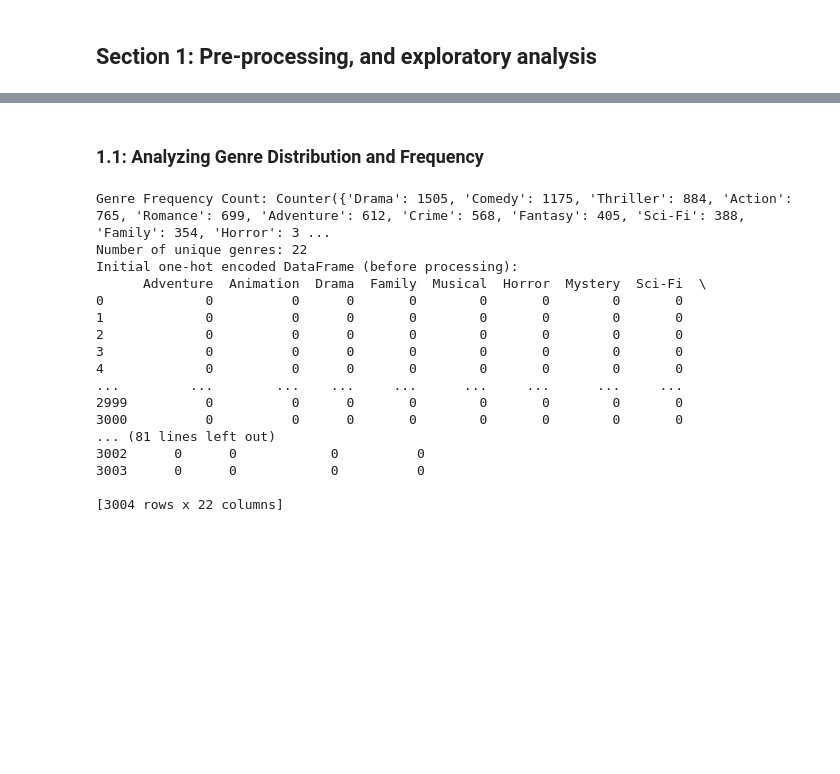
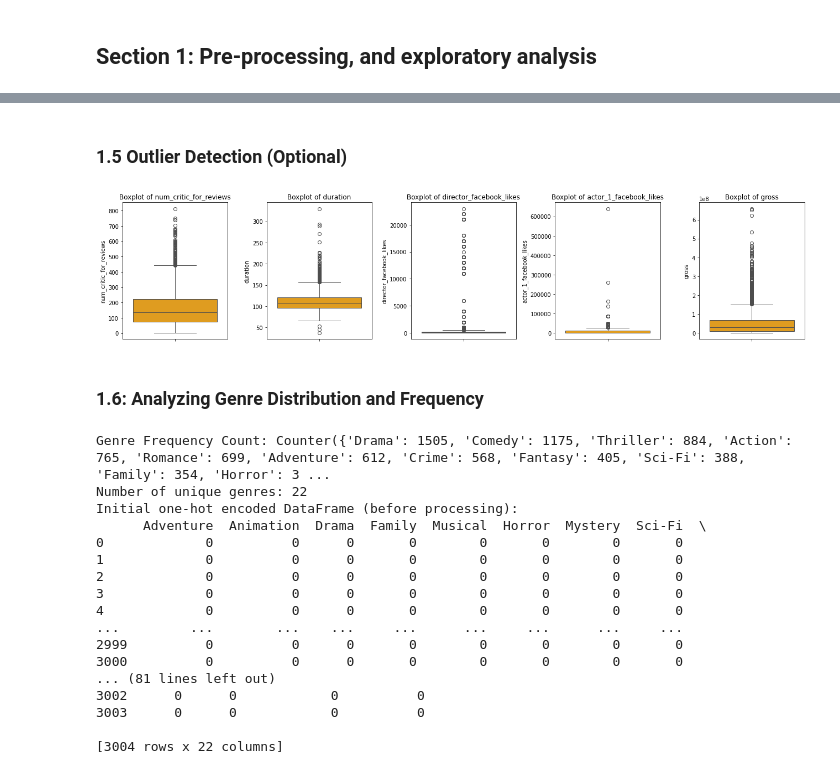
Before and after one commit to HammaTime123/Investigation-into-Developing-a-Classifier-for-Movie-Rating-for-IMDB-Data-Se, a Jupyter notebook: proj2.ipynb, the cells around one changed output, grey strips where cells are left out. Cells and saved outputs as stored; diff of their text form; code cells hidden in the pictures; blank space fills up the shorter version.

```diff
--- a/proj2.ipynb
+++ b/proj2.ipynb
@@ -133,5 +216,16 @@ Shape of TitleEmbeddings: (3004, 100)
+# %% [markdown]
+### 1.5 Outlier Detection (Optional)
+# %%
+fig, axes = plt.subplots(nrows=1, ncols=len(key_numeric_columns), figsize=(18, 4))
+for i, col in enumerate(key_numeric_columns):
+    sns.boxplot(data=Train, y=col, ax=axes[i], color='orange')
+    axes[i].set_title(f"Boxplot of {col}")
+plt.tight_layout()
+plt.show()
+# %% [output]
+[figure, added]
 # %% [markdown]
-### 1.1: Analyzing Genre Distribution and Frequency
+### 1.6: Analyzing Genre Distribution and Frequency
 # %%
 # Split the "genres" column into a list of genres for each movie
 Train["genres"] = Train["genres"].apply(lambda x: x.split("|"))
```
Also changed, not shown: parts of 11 cells of this notebook.
